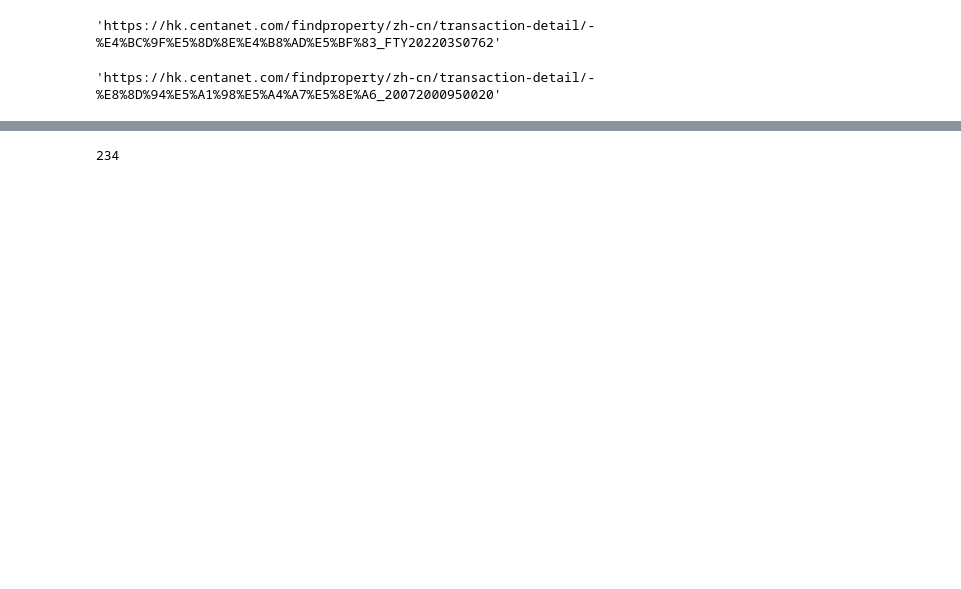
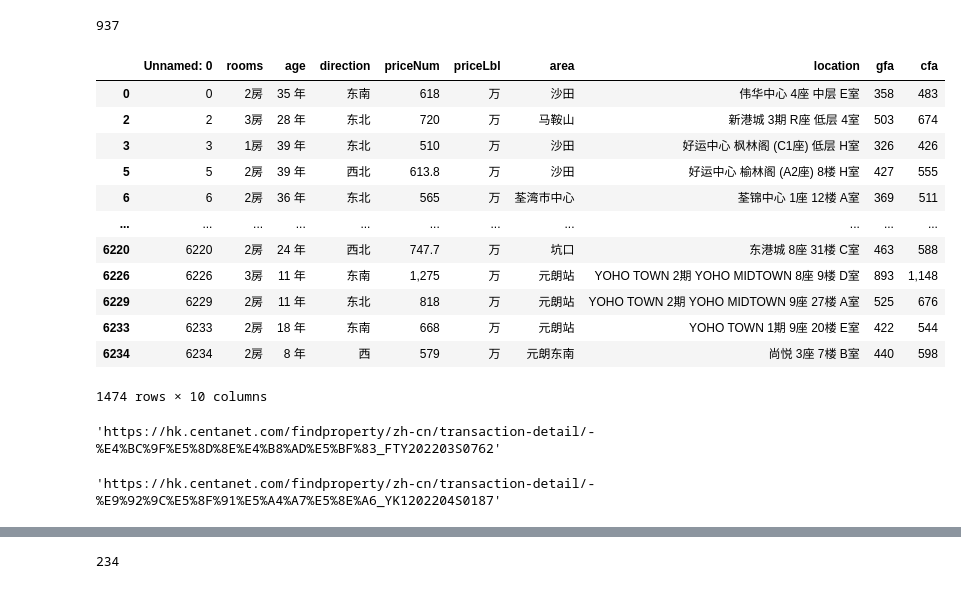
Before and after one commit to JinjianT/webcrawler, a Jupyter notebook: zydc_data.ipynb, the cells around one changed output, grey strips where cells are left out. Saved outputs shown, nothing was run; the diff lists cells and outputs as text; code cells hidden in the pictures; blank space fills up the shorter version.

Commit message:
data collection

```diff
--- a/zydc_data.ipynb
+++ b/zydc_data.ipynb
@@ -16,8 +16,31 @@ len(stringFnl)
+# %%
+stringFnl.index('https://hk.centanet.com/findproperty/zh-cn/transaction-detail/-%E7%A4%BC%E9%A1%BF%E5%B1%B1_V.R202201S0198')
+# %% [output]
+937
+# %%
+import pandas as pd
+df = pd.read_csv('data1.csv')
+# %%
+df.dropna()
+# %% [output]
+|  | Unnamed: 0 | rooms | age | direction | priceNum | priceLbl | area | location | gfa | cfa |
+| 0 | 0 | 2房 | 35 年 | 东南 | 618 | 万 | 沙田 | 伟华中心 4座 中层 E室 | 358 | 483 |
+| 2 | 2 | 3房 | 28 年 | 东北 | 720 | 万 | 马鞍山 | 新港城 3期 R座 低层 4室 | 503 | 674 |
+| 3 | 3 | 1房 | 39 年 | 东北 | 510 | 万 | 沙田 | 好运中心 枫林阁 (C1座) 低层 H室 | 326 | 426 |
+| 5 | 5 | 2房 | 39 年 | 西北 | 613.8 | 万 | 沙田 | 好运中心 榆林阁 (A2座) 8楼 H室 | 427 | 555 |
+| 6 | 6 | 2房 | 36 年 | 东北 | 565 | 万 | 荃湾市中心 | 荃锦中心 1座 12楼 A室 | 369 | 511 |
+| ... | ... | ... | ... | ... | ... | ... | ... | ... | ... | ... |
+| 6220 | 6220 | 2房 | 24 年 | 西北 | 747.7 | 万 | 坑口 | 东港城 8座 31楼 C室 | 463 | 588 |
+| 6226 | 6226 | 3房 | 11 年 | 东南 | 1,275 | 万 | 元朗站 | YOHO TOWN 2期 YOHO MIDTOWN 8座 9楼 D室 | 893 | 1,148 |
+| 6229 | 6229 | 2房 | 11 年 | 东北 | 818 | 万 | 元朗站 | YOHO TOWN 2期 YOHO MIDTOWN 9座 27楼 A室 | 525 | 676 |
+| 6233 | 6233 | 2房 | 18 年 | 东南 | 668 | 万 | 元朗站 | YOHO TOWN 1期 9座 20楼 E室 | 422 | 544 |
+| 6234 | 6234 | 2房 | 8 年 | 西 | 579 | 万 | 元朗东南 | 尚悦 3座 7楼 B室 | 440 | 598 |
+1474 rows × 10 columns
 # %%
 stringFnl[0]
 # %% [output]
 'https://hk.centanet.com/findproperty/zh-cn/transaction-detail/-%E4%BC%9F%E5%8D%8E%E4%B8%AD%E5%BF%83_FTY202203S0762'
 # %%
-stringFnl[-1]
+stringFnl[1]
 # %% [output]
-'https://hk.centanet.com/findproperty/zh-cn/transaction-detail/-%E8%8D%94%E5%A1%98%E5%A4%A7%E5%8E%A6_20072000950020'
+'https://hk.centanet.com/findproperty/zh-cn/transaction-detail/-%E9%92%9C%E5%8F%91%E5%A4%A7%E5%8E%A6_YK1202204S0187'
```
Also changed, not shown: parts of 6 cells of this notebook, 12 other files.
